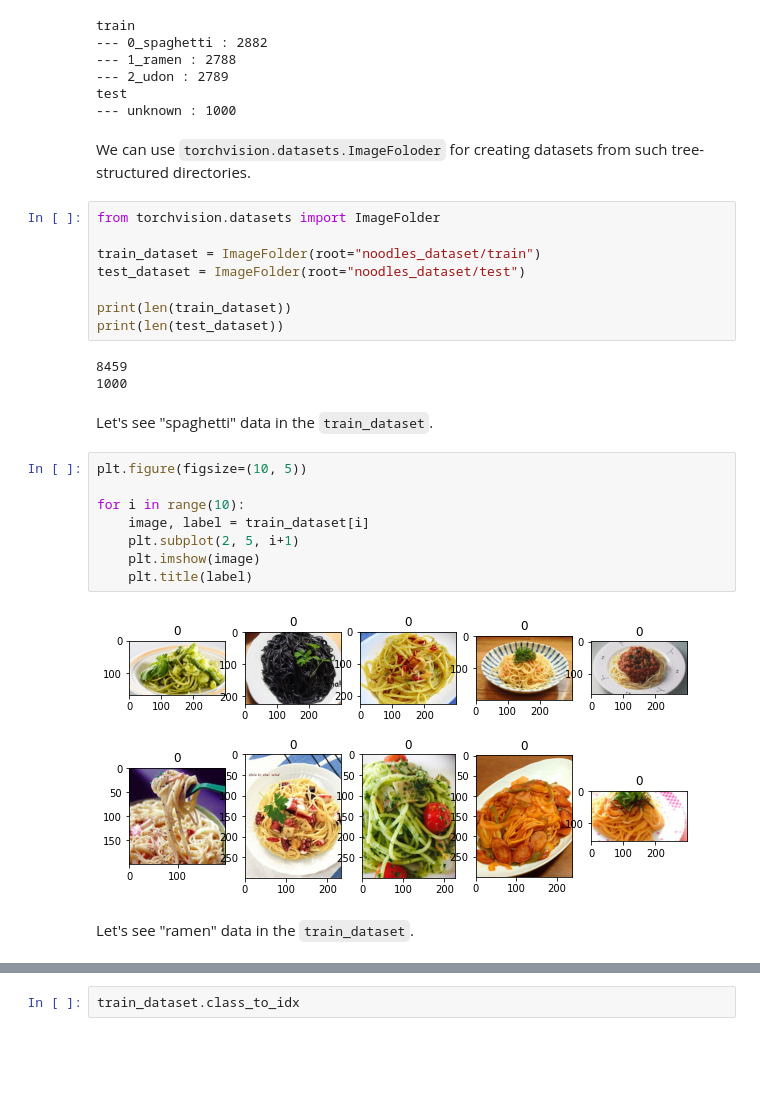
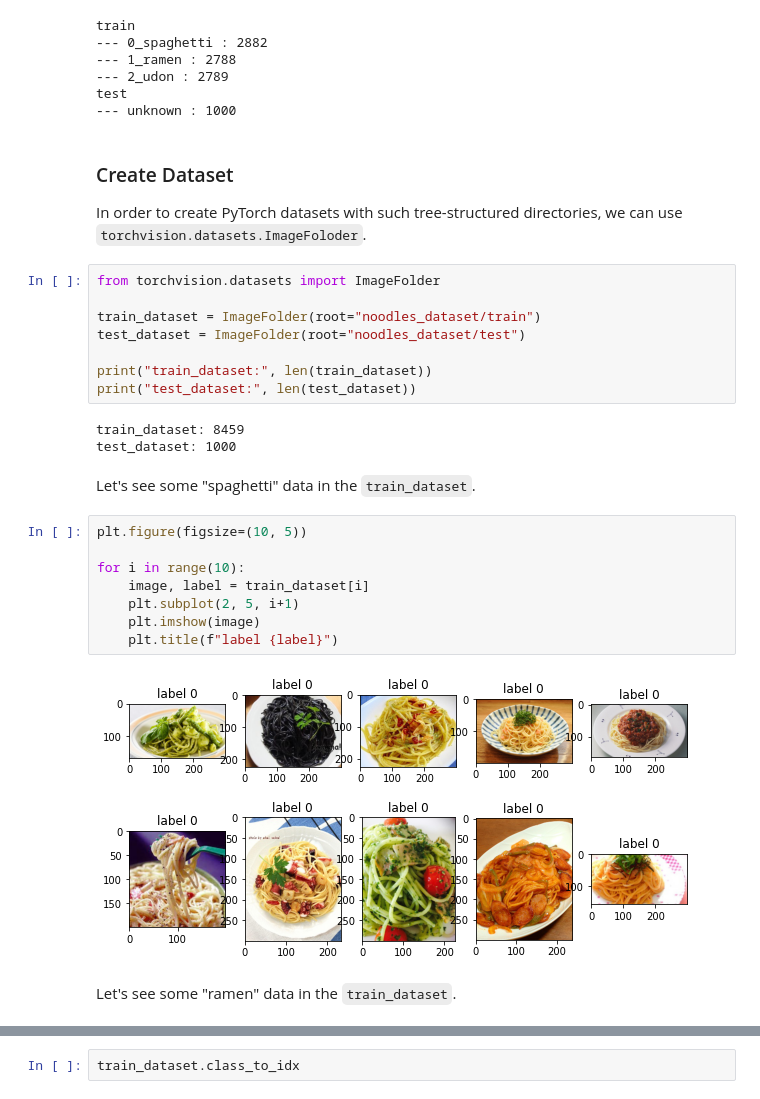
Before and after one commit to naoya1110/ai_robotics_lab_2022_hands_on, a Jupyter notebook: Week07_Image_Classification_Competition.ipynb, the cells around one changed output, grey strips where cells are left out. Drawn from its saved outputs; the diff is of its cells as text; blank space fills up the shorter version.

```diff
--- a/Week07_Image_Classification_Competition.ipynb
+++ b/Week07_Image_Classification_Competition.ipynb
@@ -74,33 +77,34 @@ train
 --- 2_udon : 2789
 test
 --- unknown : 1000
-# %% [markdown]
-We can use `torchvision.datasets.ImageFoloder` for creating datasets from such tree-structured directories.
+# %% [markdown]
+### Create Dataset
+In order to create PyTorch datasets with such tree-structured directories, we can use `torchvision.datasets.ImageFoloder`.
 # %%
 from torchvision.datasets import ImageFolder
 
 train_dataset = ImageFolder(root="noodles_dataset/train")
 test_dataset = ImageFolder(root="noodles_dataset/test")
 
-print(len(train_dataset))
-print(len(test_dataset))
+print("train_dataset:", len(train_dataset))
+print("test_dataset:", len(test_dataset))
 # %% [output]
-8459
-1000
+train_dataset: 8459
+test_dataset: 1000
 # %% [markdown]
-Let's see "spaghetti" data in the `train_dataset`.
+Let's see some "spaghetti" data in the `train_dataset`.
 # %%
 plt.figure(figsize=(10, 5))
 
 for i in range(10):
     image, label = train_dataset[i]
     plt.subplot(2, 5, i+1)
     plt.imshow(image)
-    plt.title(label)
+    plt.title(f"label {label}")
 # %% [output]
-[figure, old version]
+[figure, new version]
 # %% [markdown]
-Let's see "ramen" data in the `train_dataset`.
+Let's see some "ramen" data in the `train_dataset`.
 # %%
 plt.figure(figsize=(10, 5))
 
```
Also changed, not shown: parts of 23 cells of this notebook.
